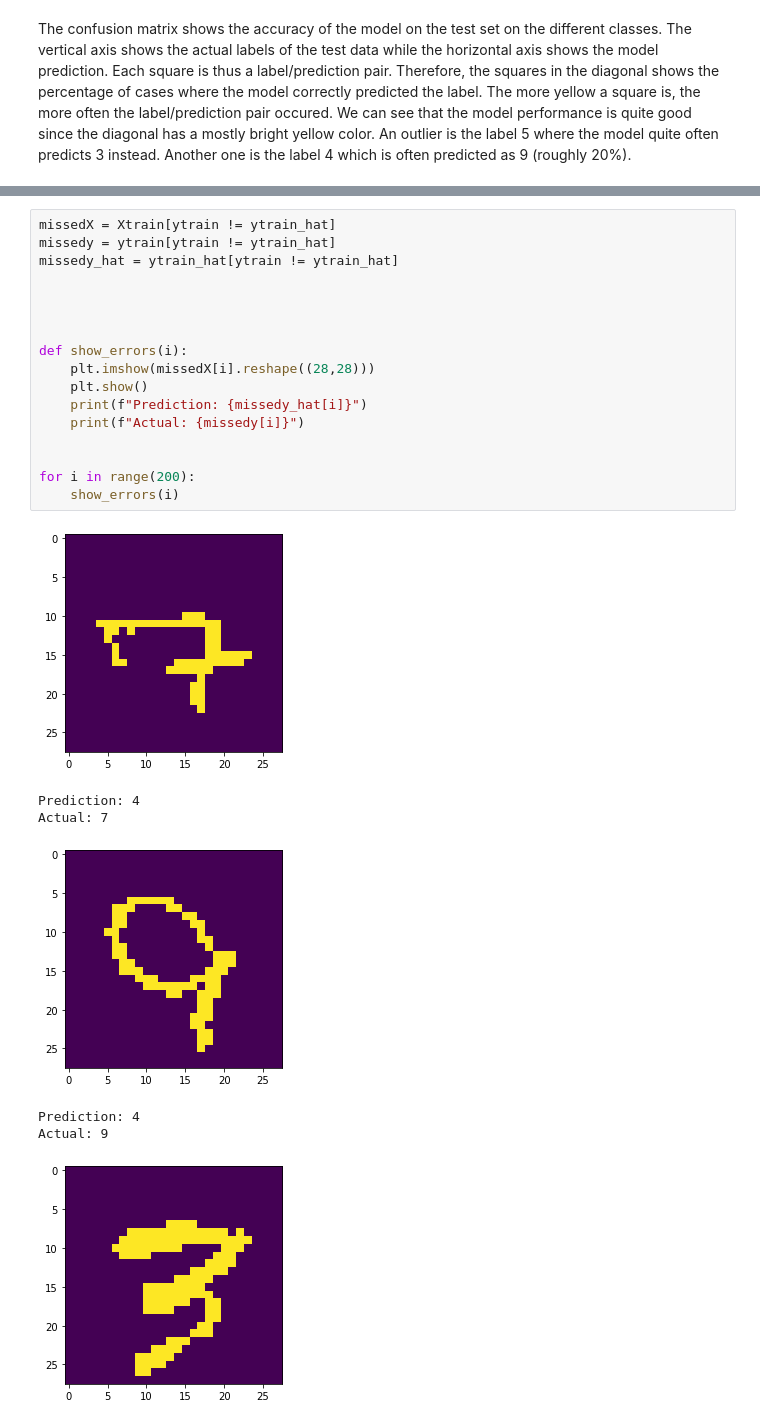
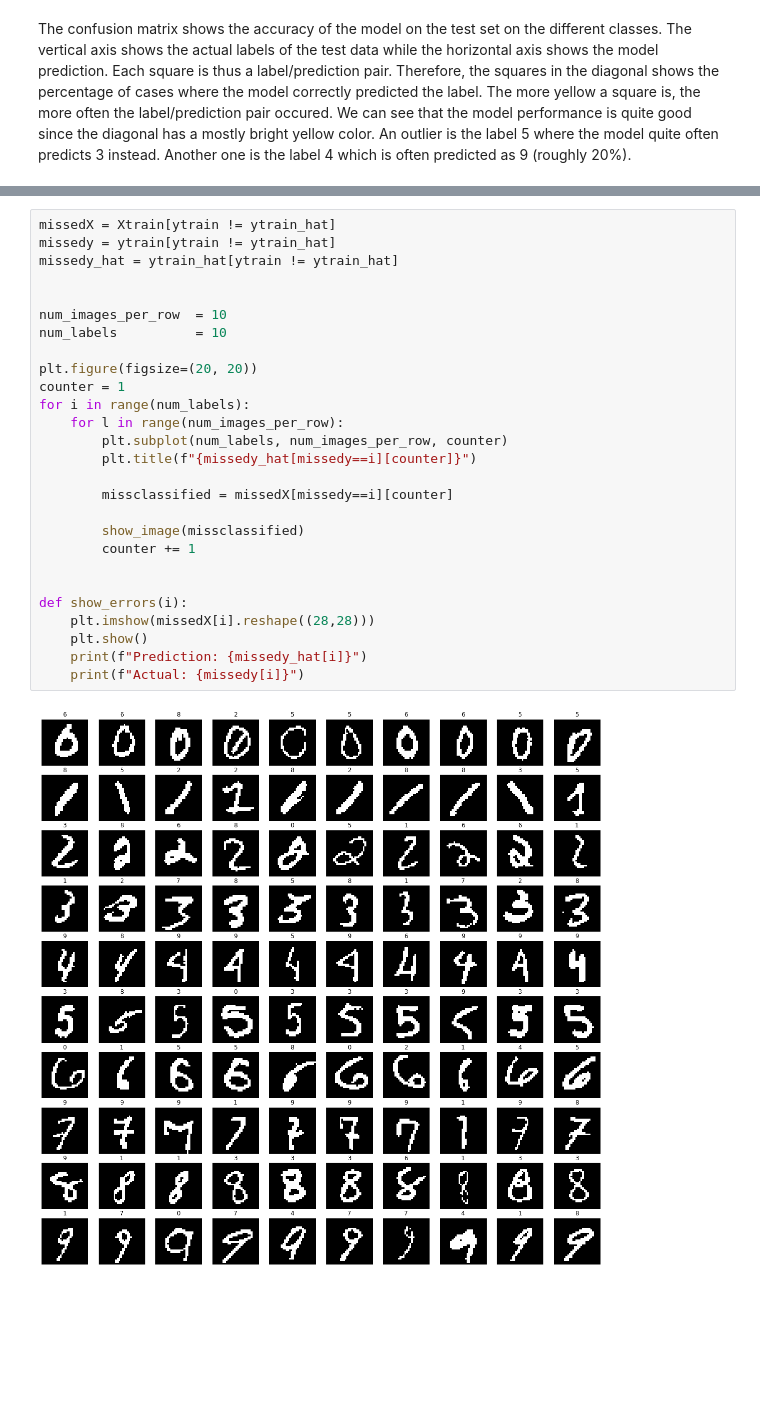
Before and after one commit to kriskruse/Signals_data_assignment1, a Jupyter notebook: Assignment1.ipynb, the cells around one changed output, grey strips where cells are left out. Drawn from its saved outputs; the diff is of its cells as text; blank space fills up the shorter version.

```diff
--- a/Assignment1.ipynb
+++ b/Assignment1.ipynb
@@ -322,25 +337,29 @@ A general thing that could cause these errors are the fact that the Naive Bayes
 # %%
 missedX = Xtrain[ytrain != ytrain_hat]
 missedy = ytrain[ytrain != ytrain_hat]
 missedy_hat = ytrain_hat[ytrain != ytrain_hat]
 
 
+num_images_per_row  = 10
+num_labels          = 10
+
+plt.figure(figsize=(20, 20))
+counter = 1
+for i in range(num_labels):
+    for l in range(num_images_per_row):
+        plt.subplot(num_labels, num_images_per_row, counter)
+        plt.title(f"{missedy_hat[missedy==i][counter]}")
+
+        missclassified = missedX[missedy==i][counter]
+
+        show_image(missclassified)
+        counter += 1
 
 
 def show_errors(i):
     plt.imshow(missedX[i].reshape((28,28)))
     plt.show()
     print(f"Prediction: {missedy_hat[i]}")
     print(f"Actual: {missedy[i]}")
-
-
-for i in range(200):
-    show_errors(i)
 # %% [output]
-[figure, old version]
+[figure, new version]
-Prediction: 4
-Actual: 7
-[figure, removed]
-Prediction: 4
-Actual: 9
-[figure, removed]
```
Also changed, not shown: parts of 4 cells of this notebook.
